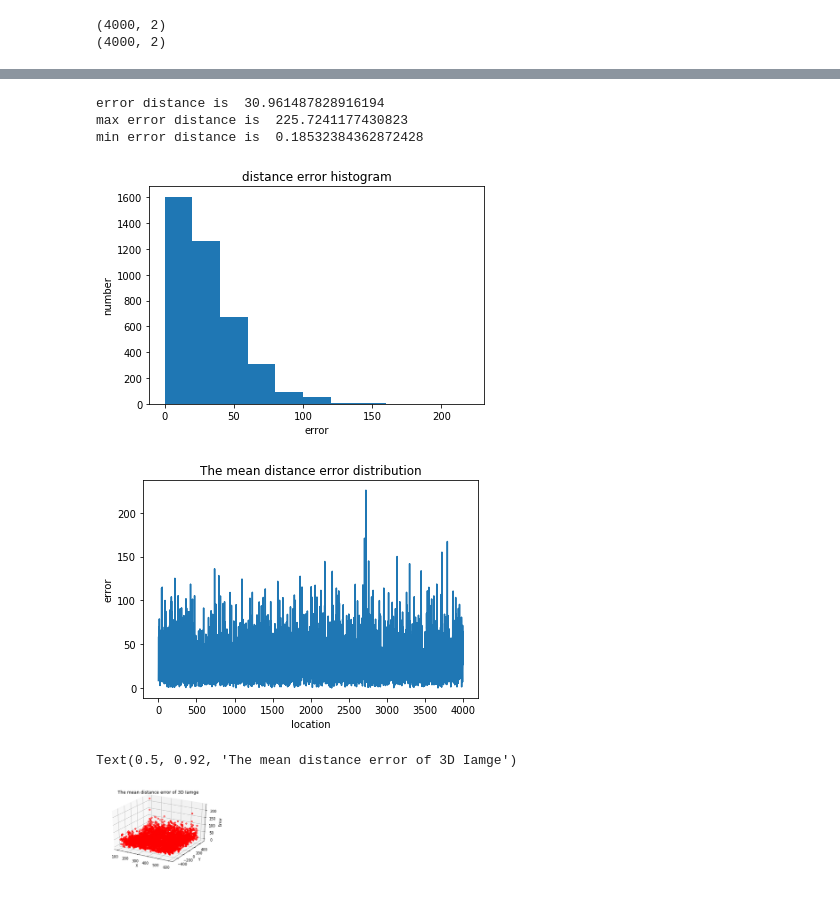
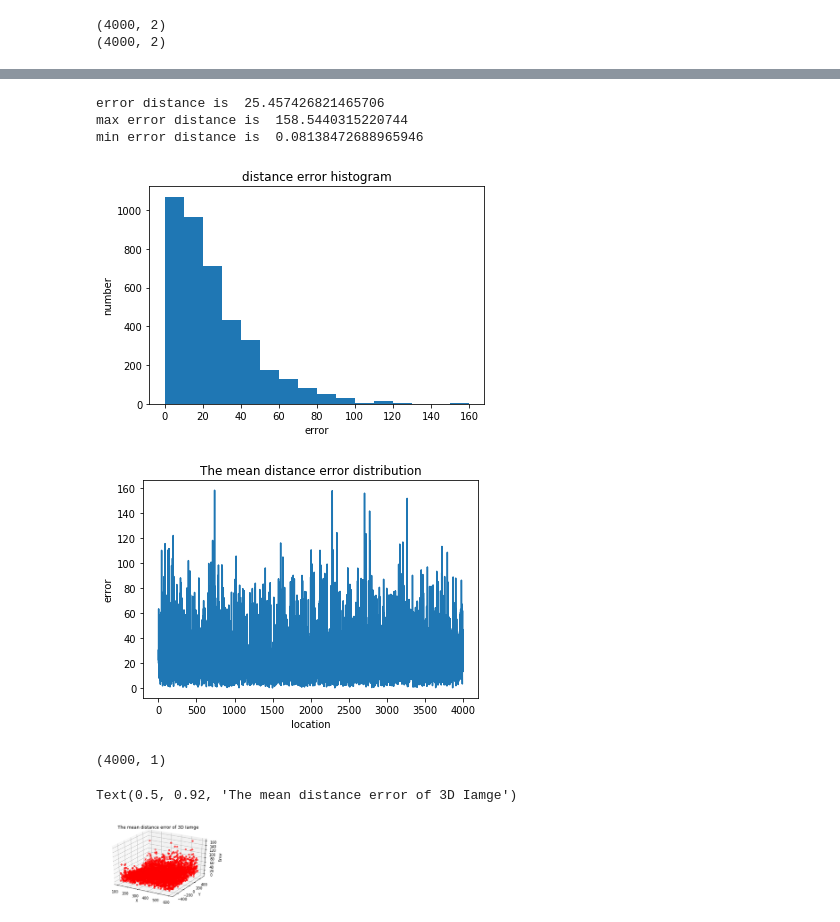
Before and after one commit to Yanlingwu95/Acoustic_Localization, a Jupyter notebook: Task2_D_VLOS_2.ipynb, the cells around one changed output, grey strips where cells are left out. Cells and saved outputs as stored; diff of their text form; code cells hidden in the pictures.

```diff
--- a/Task2_D_VLOS_2.ipynb
+++ b/Task2_D_VLOS_2.ipynb
@@ -21,17 +21,19 @@ LocationDataFile = './randLocationU20000VIP.mat'
 locationData = sio.loadmat(LocationDataFile)
 # %%
 #preprocessing the data
-D_data = DData['D']
-location_data = locationData['location']
-location_data = location_data[:2,:]
+D_data = np.transpose(DData['D'])
+location_data = np.transpose(locationData['location'])
+location_data = location_data[:,:2]
 
-l, total = D_data.shape
-d, total = location_data.shape
+#print(D_data.shape)
+total, l = D_data.shape
+total, d = location_data.shape
 
 train_length = int(np.floor(total * 0.8))
 
-impulses_train = np.transpose(D_data[:, :train_length])
-location_train = np.transpose(location_data[:,:train_length])
+impulses_train = D_data[:train_length, :]
+location_train = location_data[:train_length,:]
+print(total,train_length, impulses_train.shape, location_train.shape)
 
-impulses_test = np.transpose(D_data[:, train_length:])
-location_test = np.transpose(location_data[:,train_length:])
+impulses_test = D_data[train_length:, :]
+location_test = location_data[train_length:,:]
@@ -38,16 +51,6 @@ location_test = np.transpose(location_data[:,train_length:])
 # %%
 #Build the model
 model = keras.Sequential()
-
-# keras.layers.normalization.BatchNormalization()#epsilon=1e-06, mode=0, momentum=0.9, weights=None)
-# #model.add(Dropout(0.2)) # best 0.2
-# keras.layers.Conv2D(1024, 3)  #, strides=(1, 1), padding='valid', data_format=None, dilation_rate=(1, 1), activation=None, use_bias=True, kernel_initializer='glorot_uniform', bias_initializer='zeros', kernel_regularizer=None, bias_regularizer=None, activity_regularizer=None, kernel_constraint=None, bias_constraint=None)
-# keras.layers.AveragePooling2D(pool_size=(2, 2), strides=None, padding='valid', data_format=None)
-
-# keras.layers.normalization.BatchNormalization()#epsilon=1e-06, mode=0, momentum=0.9, weights=None)
-# model.add(Dropout(0.2)) # best 0.2
-# keras.layers.Conv2D(2048, 3)  #, strides=(1, 1), padding='valid', data_format=None, dilation_rate=(1, 1), activation=None, use_bias=True, kernel_initializer='glorot_uniform', bias_initializer='zeros', kernel_regularizer=None, bias_regularizer=None, activity_regularizer=None, kernel_constraint=None, bias_constraint=None)
-# keras.layers.AveragePooling2D(pool_size=(2, 2), strides=None, padding='valid', data_format=None)
 
 #keras.layers.normalization.BatchNormalization()
 #model.add(Dropout(0.25)) # best 0.2
@@ -57,6 +60,13 @@ model.add(Dense(1024, activation = 'relu'))  #tanh(343,1794)   relu (680,1600)
 #model.add(Dropout(0.25)) # best 0.2
 model.add(Dense(1024, activation = 'relu'))  #tanh(343,1794)   relu (680,1600)   #the hidden layer number
 
+#keras.layers.normalization.BatchNormalization()
+#model.add(Dropout(0.25)) # best 0.2
+model.add(Dense(1024, activation = 'relu'))  #tanh(343,1794)   relu (680,1600)   #the hidden layer number
+
+#model.add(Dropout(0.25)) # best 0.2
+model.add(Dense(1024, activation = 'relu'))  #tanh(343,1794)   relu (680,1600)   #the hidden layer number
+
 model.add(Dense(d, activation = 'linear'))  # None is different from 'linear'      ### the output layer
 # %%
 #Compilation
@@ -74,10 +83,9 @@ model.compile(loss = loss_func,
 early_stop = keras.callbacks.EarlyStopping(monitor='loss', min_delta=0.1)
 history = model.fit(impulses_train, location_train,
                     batch_size = 50, # 10,20
-                    epochs = 200,
+                    epochs = 300,
                     verbose = 2,
-                   # callbacks=[early_stop],
-                    validation_split = 0.2 #0.2
+                    validation_split = 0.1 #0.2
                     #validation_data=(impulses_test, location_test)
                    )
 # %% [output]
@@ -146,39 +156,41 @@ Test loss & mean_absolute_error:  754.8413059082031
 err = loc_prediction - location_test
 x = err[:,:1]
 y = err[:,1:]
 
 err_abs = np.abs(err)
 err_dis = np.sqrt(np.square(x)+np.square(y))
 err_min = np.min(err_dis)
 err_max = np.max(err_dis)
 err_avg = np.mean(err_dis)
 print("error distance is ", err_avg)
 print("max error distance is ", err_max)
 print("min error distance is ", err_min)
 #set the value of x, y, z
 x,y,z = location_test[:,:1],location_test[:,1:2],err_dis
 
 #plot the 2D image of error
 plt.figure(1)
 #plt.subplot(2,1,2)
-plt.hist(err_dis, bins =  range(0,230,20))
+plt.hist(err_dis, bins =  range(0,170,10))
 plt.xlabel("error")
 plt.ylabel("number")
 plt.title("distance error histogram")
 
 plt.figure(2)
 #plt.subplot(2,1,1)
 plt.plot(err_dis)
 plt.title("The mean distance error distribution")
 plt.xlabel("location")
 plt.ylabel("error")
 plt.show()
+x.shape
 # %% [output]
-error distance is  30.961487828916194
-max error distance is  225.7241177430823
-min error distance is  0.18532384362872428
+error distance is  25.457426821465706
+max error distance is  158.5440315220744
+min error distance is  0.08138472688965946
-[figure, old version]
+[figure, new version]
-[figure, old version]
+[figure, new version]
+(4000, 1)
 # %%
 #plot 3D image
 ax = plt.subplot(111,projection='3d')
@@ -189,7 +201,7 @@ ax.set_zlabel("Error")
 plt.title("The mean distance error of 3D Iamge")
 # %% [output]
 Text(0.5, 0.92, 'The mean distance error of 3D Iamge')
-[figure, old version]
+[figure, new version]
 # %%
 #draw the "heatmap" of error
 fig = plt.figure()
```
Also changed, not shown: parts of 7 cells of this notebook.
